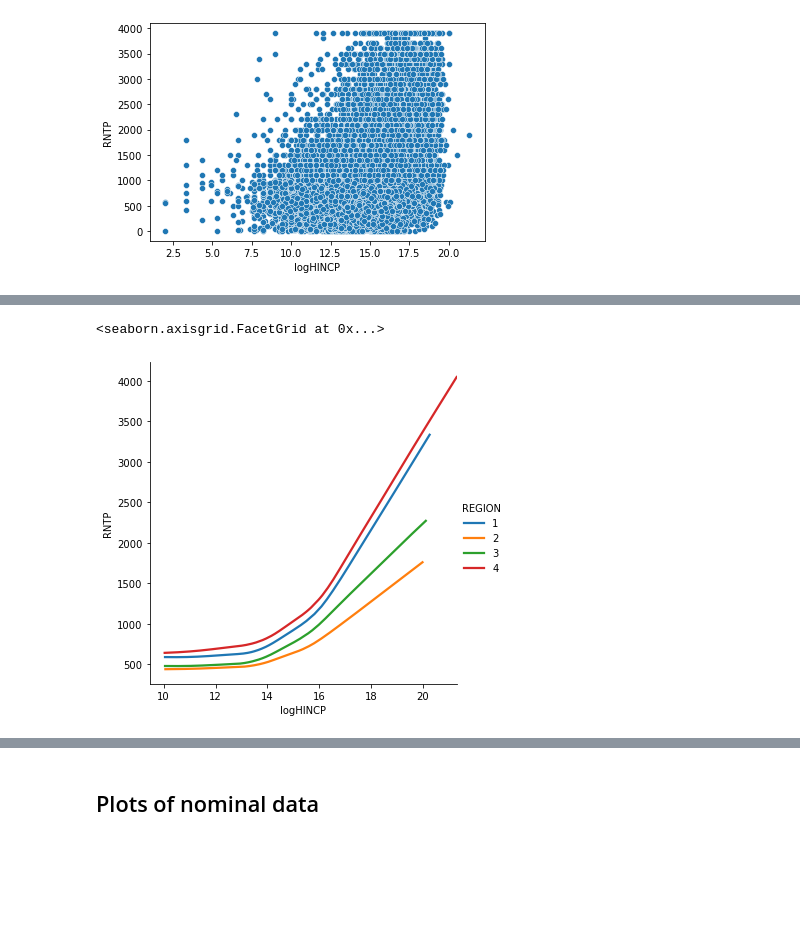
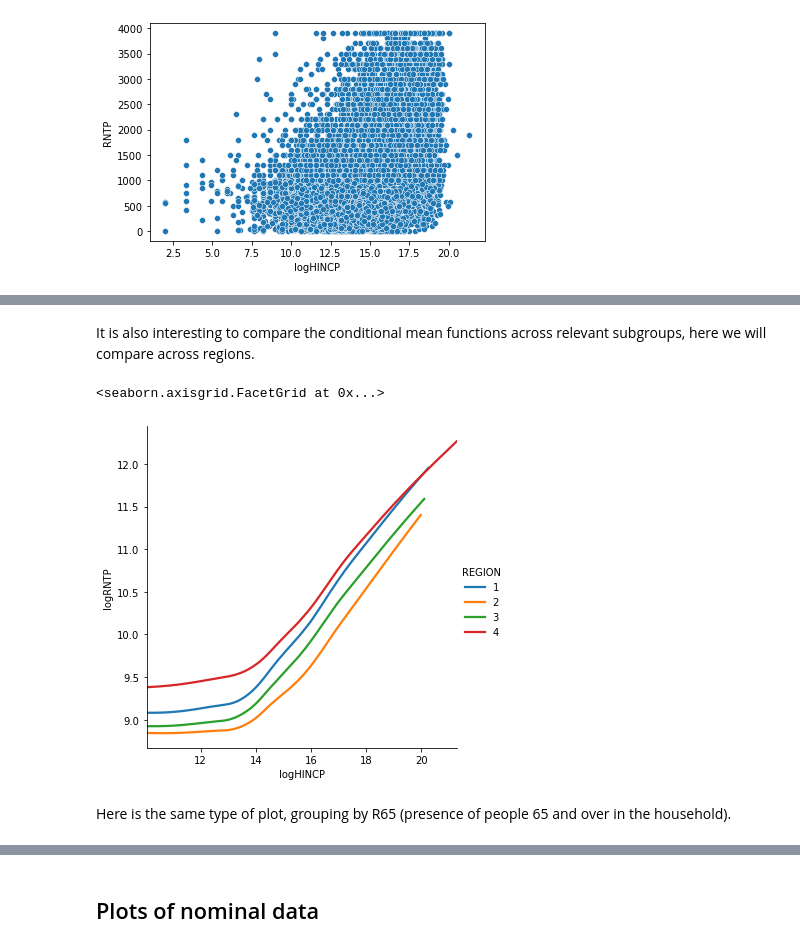
Before and after one commit to kshedden/stats206, a Jupyter notebook: case_studies/acs_graphing.ipynb, the cells around one changed output, grey strips where cells are left out. Saved outputs shown, nothing was run; the diff lists cells and outputs as text; code cells hidden in the pictures; blank space fills up the shorter version.

```diff
--- a/case_studies/acs_graphing.ipynb
+++ b/case_studies/acs_graphing.ipynb
@@ -63,0 +109,5 @@ sns.boxplot(x="REGION", y="RNTP", data=df)
+# %%
+dx = dx.loc[dx["RNTP"] > 0, :]
+dx["logRNTP"] = np.log2(dx["RNTP"])
+ax = sns.boxplot(x="REGION", y="logRNTP", fliersize=0, data=dx)
+ax.set(ylim=[7, 13])
@@ -131,6 +208,10 @@ sns.lmplot(x="logHINCP", y="RNTP", lowess=True, scatter=False, data=dy)
+# %% [markdown]
+It is also interesting to compare the conditional mean functions across relevant subgroups, here we will compare across regions.
 # %%
-sns.lmplot(x="logHINCP", y="RNTP", lowess=True, hue="REGION", scatter=False, data=dy)
+sns.lmplot(x="logHINCP", y="logRNTP", lowess=True, hue="REGION", scatter=False, data=dy)
 # %% [output]
 <seaborn.axisgrid.FacetGrid at 0x...>
-[figure, old version]
+[figure, new version]
+# %% [markdown]
+Here is the same type of plot, grouping by R65 (presence of people 65 and over in the household).
 # %%
```
Also changed, not shown: parts of 38 cells of this notebook, 1 other file.
